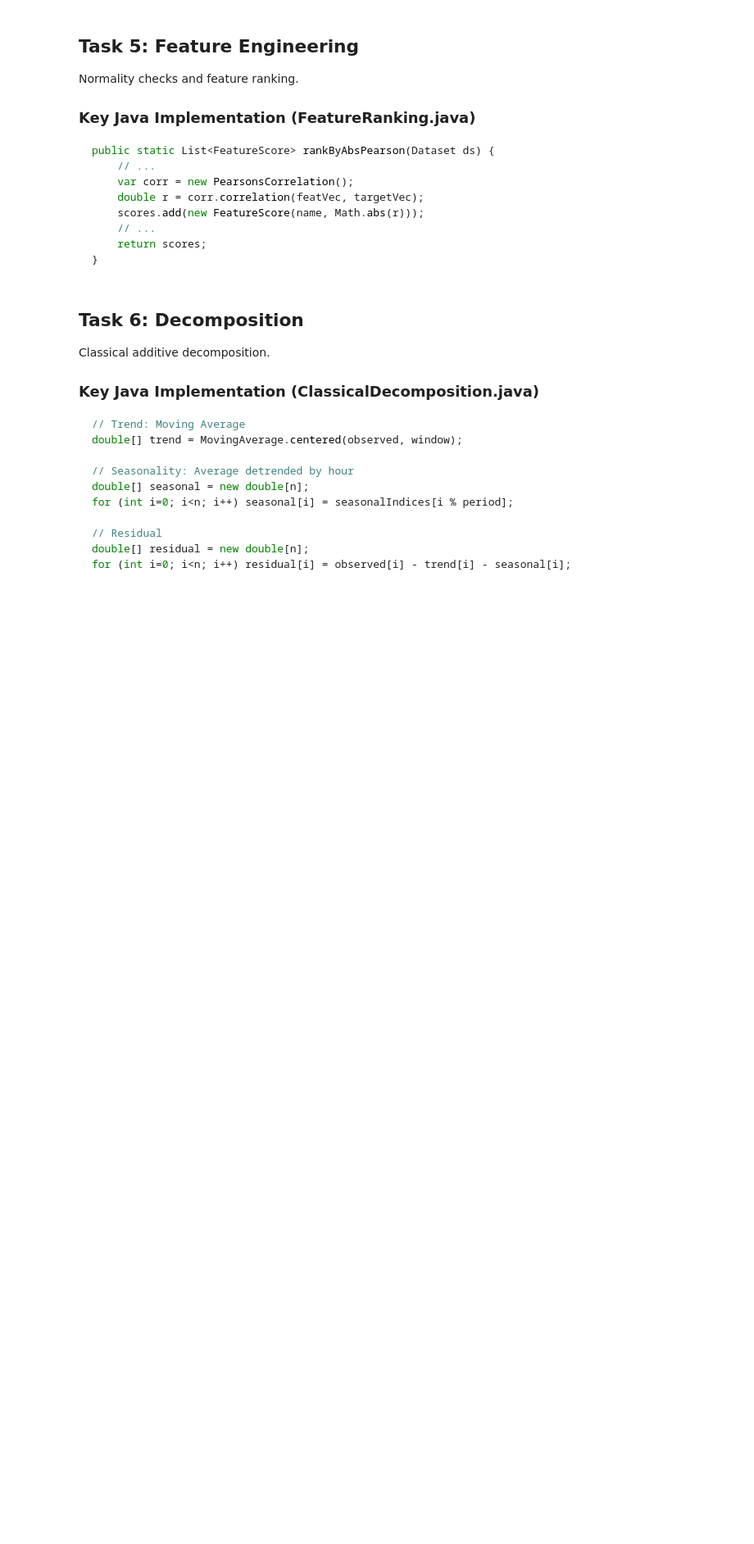
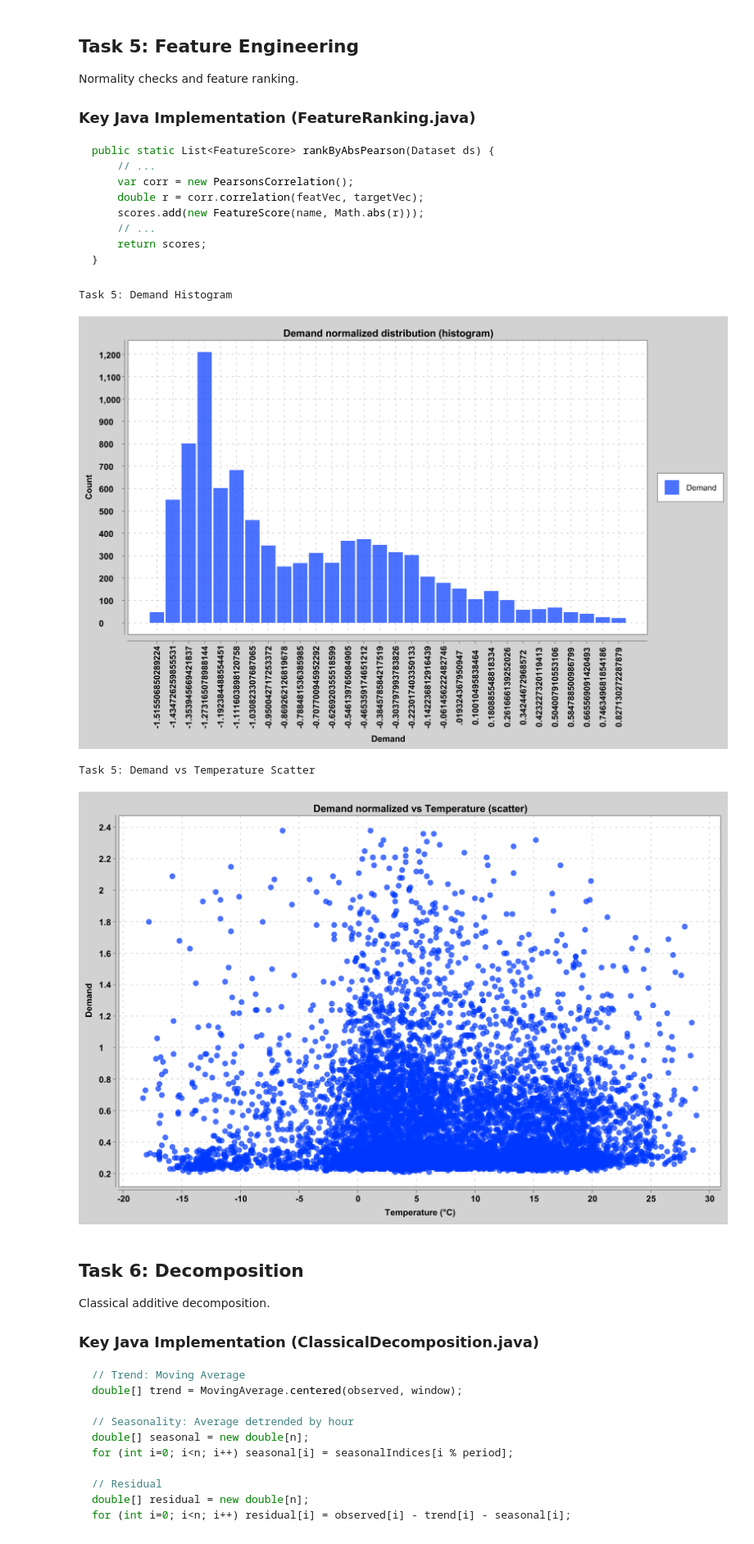
Before and after one commit to crazyav1/crazyav1.github.io, a Jupyter notebook: docs/index.ipynb, the cells around one changed output. Shown at 82% size. Drawn from its saved outputs; the diff is of its cells as text; code cells hidden in the pictures; blank space fills up the shorter version.

````diff
--- a/docs/index.ipynb
+++ b/docs/index.ipynb
@@ -70,10 +155,15 @@ public static List<FeatureScore> rankByAbsPearson(Dataset ds) {
 ```
 # %%
 print("Task 5: Demand Histogram")
-display(Image(filename='../figures/task5_histogram_demand.png'))
+show_image('task5_histogram_demand.png')
 
 print("Task 5: Demand vs Temperature Scatter")
-display(Image(filename='../figures/task5_scatter_demand_vs_temperature.png'))
+show_image('task5_scatter_demand_vs_temperature.png')
+# %% [output]
+Task 5: Demand Histogram
+[figure, added]
+Task 5: Demand vs Temperature Scatter
+[figure, added]
 # %% [markdown]
 ## Task 6: Decomposition
 
````
Also changed, not shown: parts of 12 cells of this notebook.
